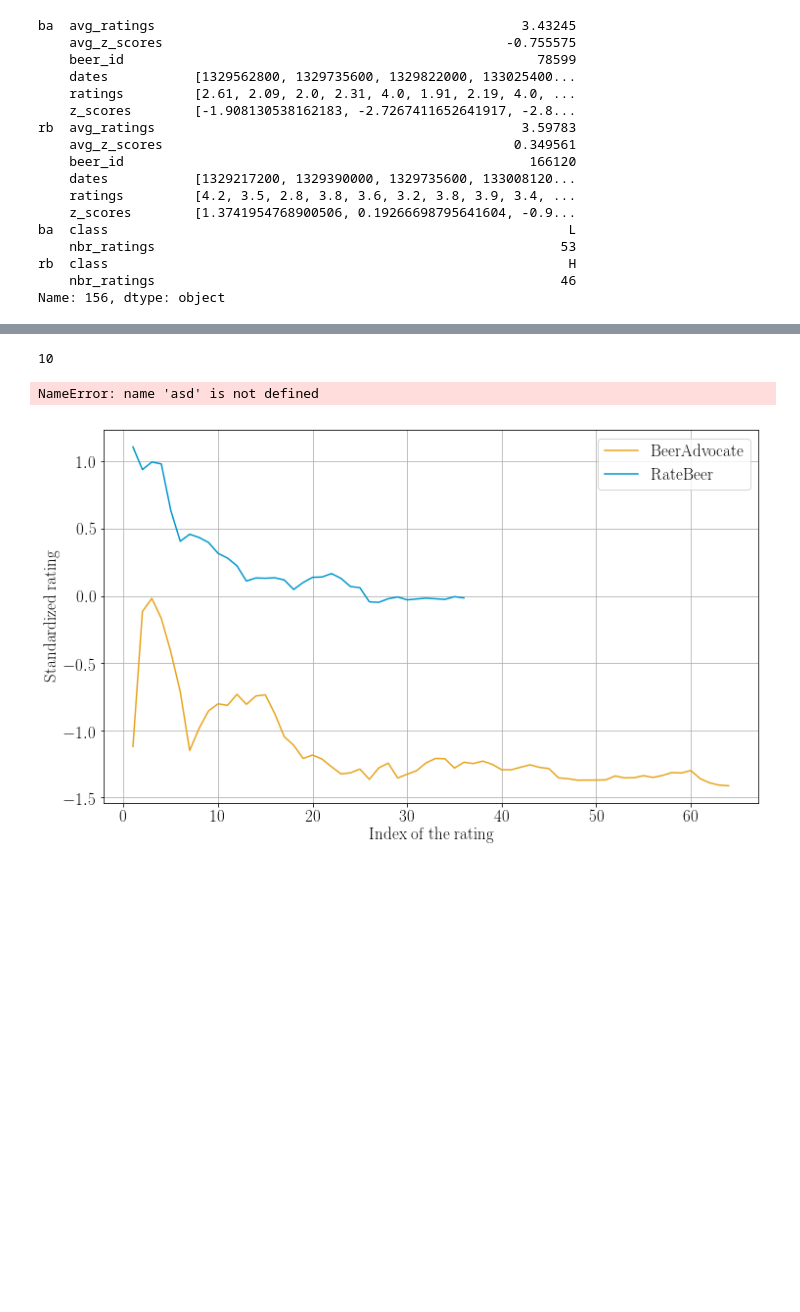
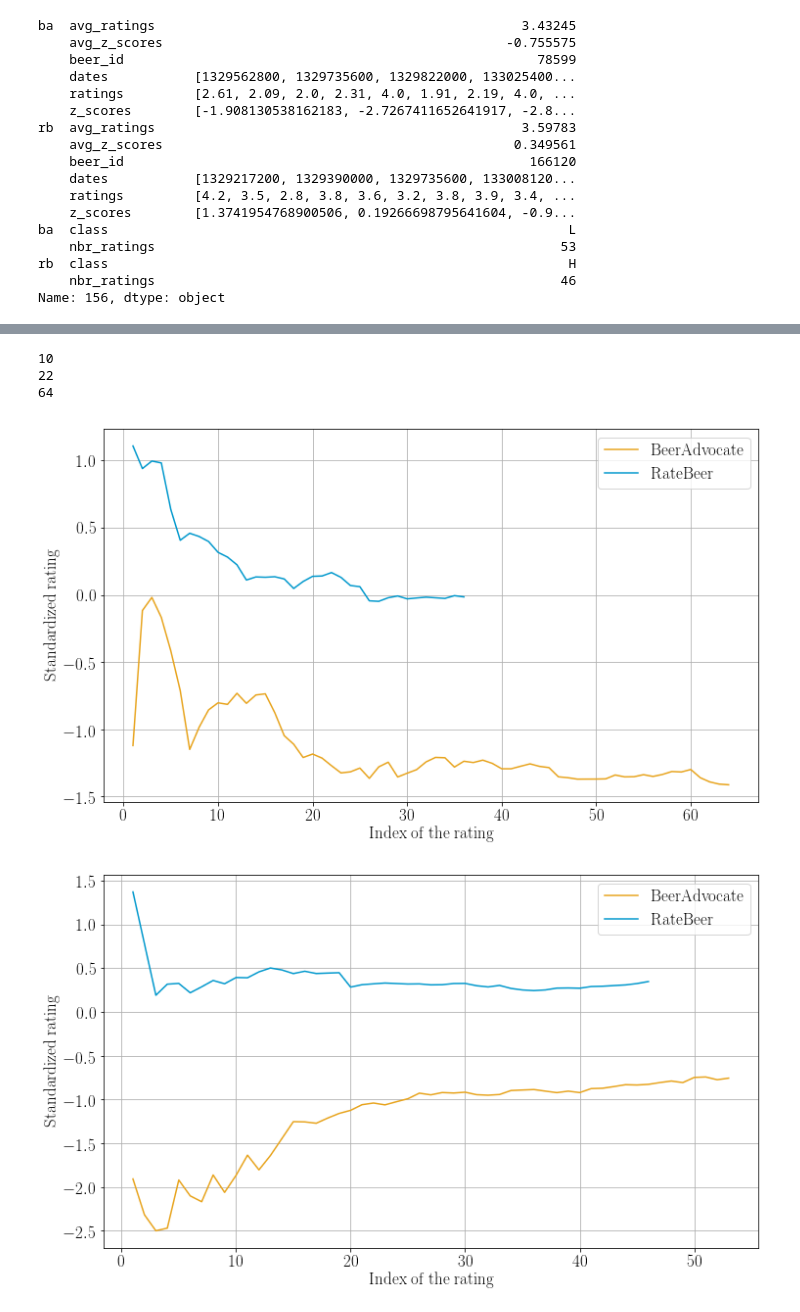
Before and after one commit to epfl-dlab/when_sheep_shop, a Jupyter notebook: code/notebooks/4-herding/2-find_good_example.ipynb, the cells around one changed output, grey strips where cells are left out. Drawn from its saved outputs; the diff is of its cells as text; code cells hidden in the pictures; blank space fills up the shorter version.

```diff
--- a/code/notebooks/4-herding/2-find_good_example.ipynb
+++ b/code/notebooks/4-herding/2-find_good_example.ipynb
@@ -157,27 +159,28 @@ NameError: name 'asd' is not defined
 # %%
 for pos in [10, 22, 64]:
     row = subdf.loc[idx[pos]]
     print(pos)
 
     plt.figure(figsize=(12,7))
     plt.rc('font', family='serif')
     plt.rc('font', size=17)
 
     for key in ['ba', 'rb']:
 
         rats = row[key]['z_scores']
 
         rmean = np.cumsum(rats)/np.array(range(1, len(rats)+1))
 
         plt.plot(list(range(1, len(rmean)+1)), rmean, color=colors[key], label=labels[key])
 
     plt.ylabel('Standardized rating')
     plt.xlabel('Index of the rating')
     plt.legend()
     plt.grid()
-    plt.savefig(save_folder + 'timeseries_zscore_example.pdf', bbox_inches='tight')
-    asd
+    #plt.savefig(save_folder + 'timeseries_zscore_example.pdf', bbox_inches='tight')
 # %% [output]
 10
+22
+64
-NameError: name 'asd' is not defined
 [figure]
+[figure, added]
```
Also changed, not shown: parts of 2 cells of this notebook, 3 other files.
